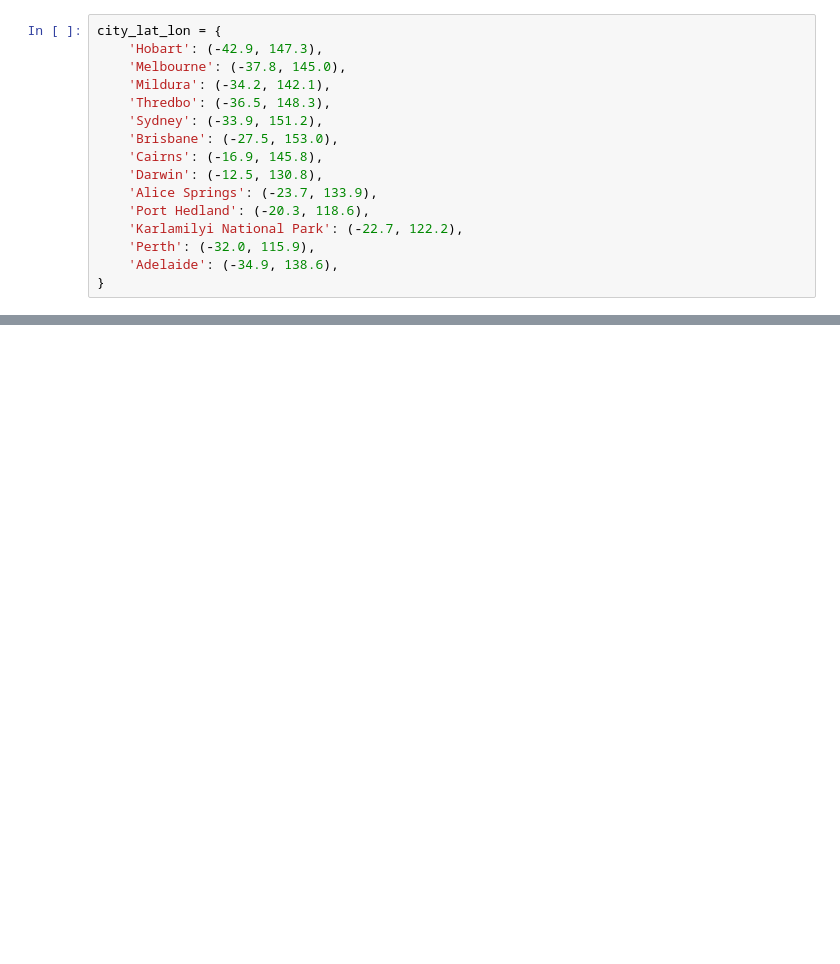
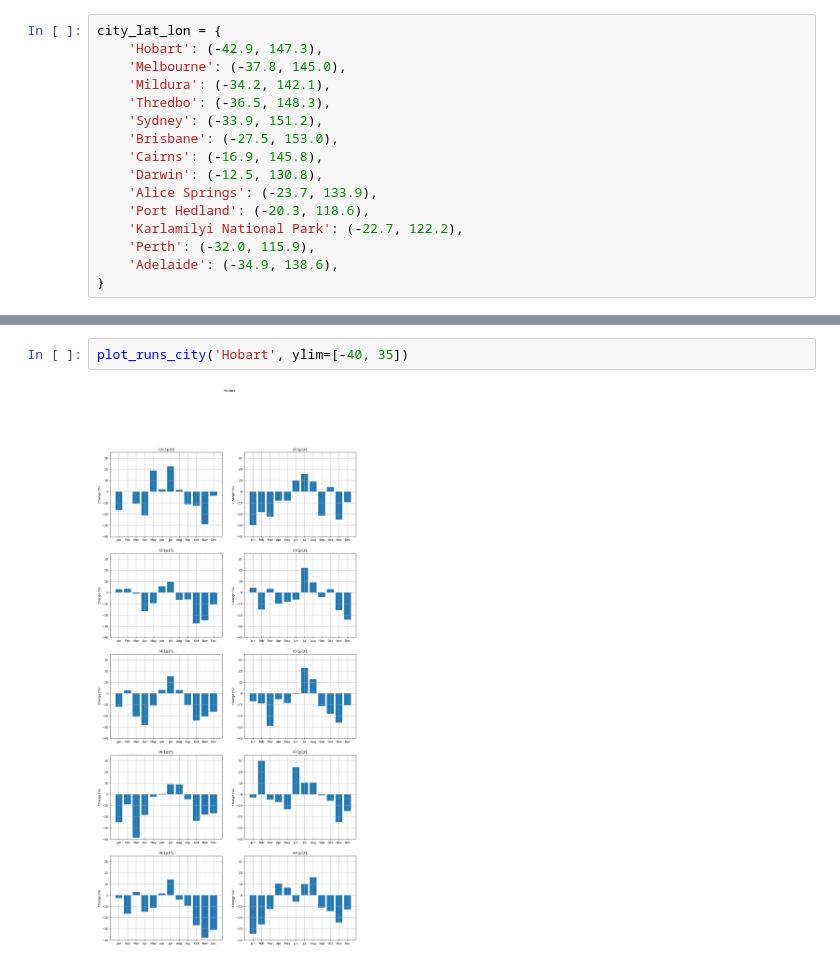
Before and after one commit to AusClimateService/qq-workflows, a Jupyter notebook: qdc-cmip6/validation/monthly.ipynb, the cells around one changed output, grey strips where cells are left out. Drawn from its saved outputs; the diff is of its cells as text; blank space fills up the shorter version.

```diff
--- a/qdc-cmip6/validation/monthly.ipynb
+++ b/qdc-cmip6/validation/monthly.ipynb
@@ -322,0 +272,4 @@ plt.show()
+# %%
+plot_runs_city('Hobart', ylim=[-40, 35])
+# %% [output]
+[figure, added]
```
Also changed, not shown: parts of 50 cells of this notebook.
